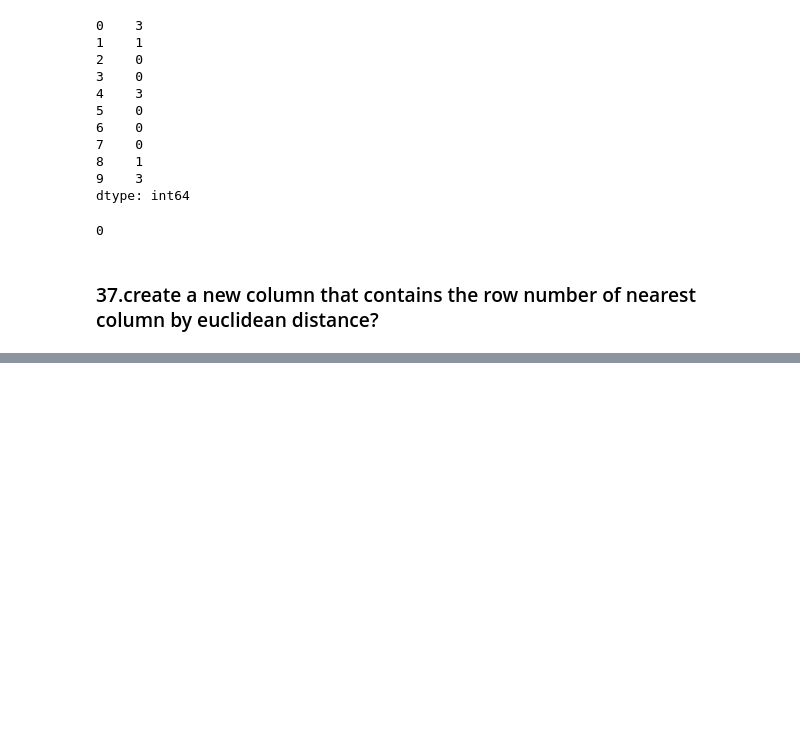
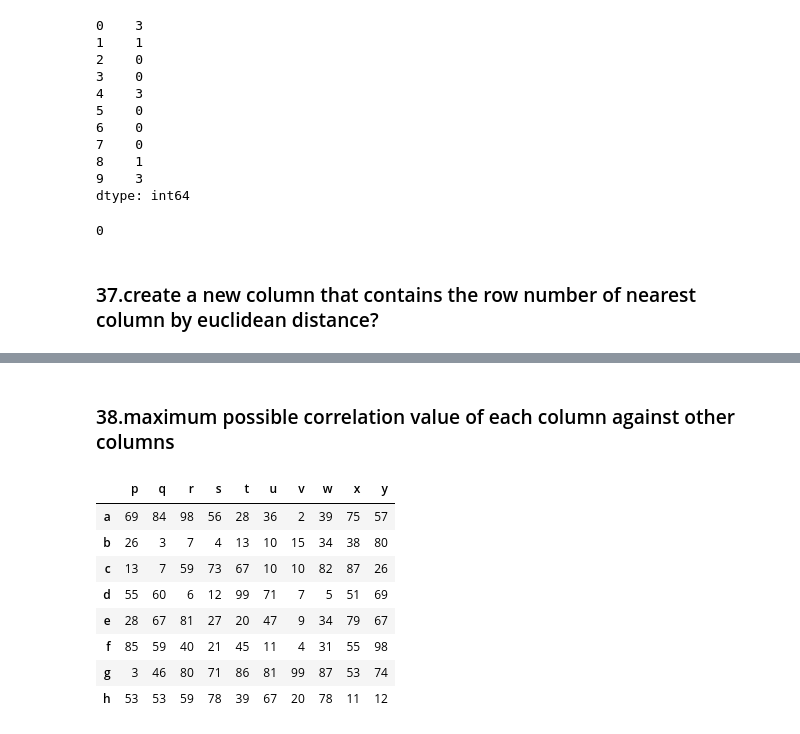
Before and after one commit to edging1218/CodingExercise, a Jupyter notebook: pandas_exercise.ipynb, the cells around one changed output, grey strips where cells are left out. Saved outputs shown, nothing was run; the diff lists cells and outputs as text; code cells hidden in the pictures; blank space fills up the shorter version.

```diff
--- a/pandas_exercise.ipynb
+++ b/pandas_exercise.ipynb
@@ -988,0 +1037,16 @@ df.apply(np.argmax, axis=1).value_counts().index[0]
+# %% [markdown]
+### 38.maximum possible correlation value of each column against other columns
+# %%
+# Input
+df = pd.DataFrame(np.random.randint(1,100, 80).reshape(8, -1), columns=list('pqrstuvwxy'), index=list('abcdefgh'))
+df
+# %% [output]
+|  | p | q | r | s | t | u | v | w | x | y |
+| a | 69 | 84 | 98 | 56 | 28 | 36 | 2 | 39 | 75 | 57 |
+| b | 26 | 3 | 7 | 4 | 13 | 10 | 15 | 34 | 38 | 80 |
+| c | 13 | 7 | 59 | 73 | 67 | 10 | 10 | 82 | 87 | 26 |
+| d | 55 | 60 | 6 | 12 | 99 | 71 | 7 | 5 | 51 | 69 |
+| e | 28 | 67 | 81 | 27 | 20 | 47 | 9 | 34 | 79 | 67 |
+| f | 85 | 59 | 40 | 21 | 45 | 11 | 4 | 31 | 55 | 98 |
+| g | 3 | 46 | 80 | 71 | 86 | 81 | 99 | 87 | 53 | 74 |
+| h | 53 | 53 | 59 | 78 | 39 | 67 | 20 | 78 | 11 | 12 |
```
Also changed, not shown: parts of 44 cells of this notebook, 1 other file.
